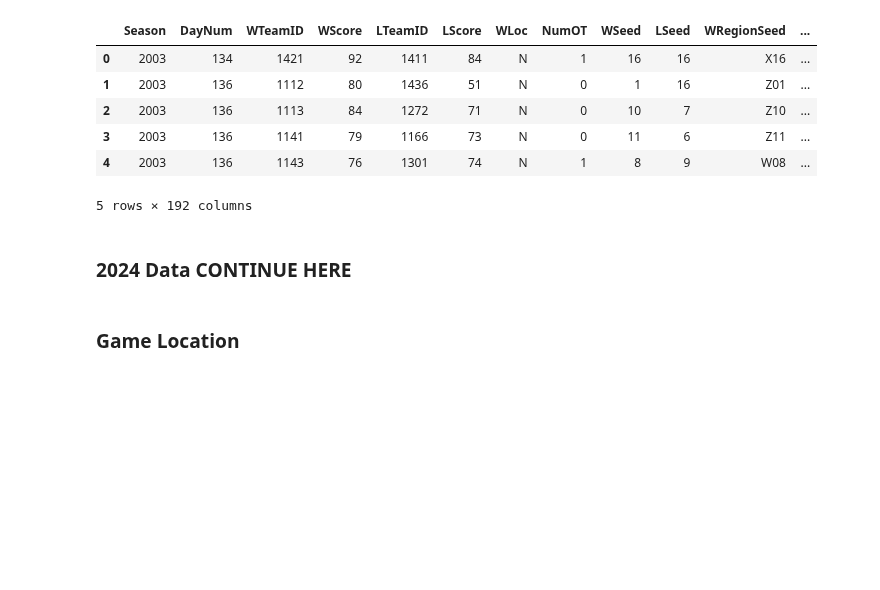
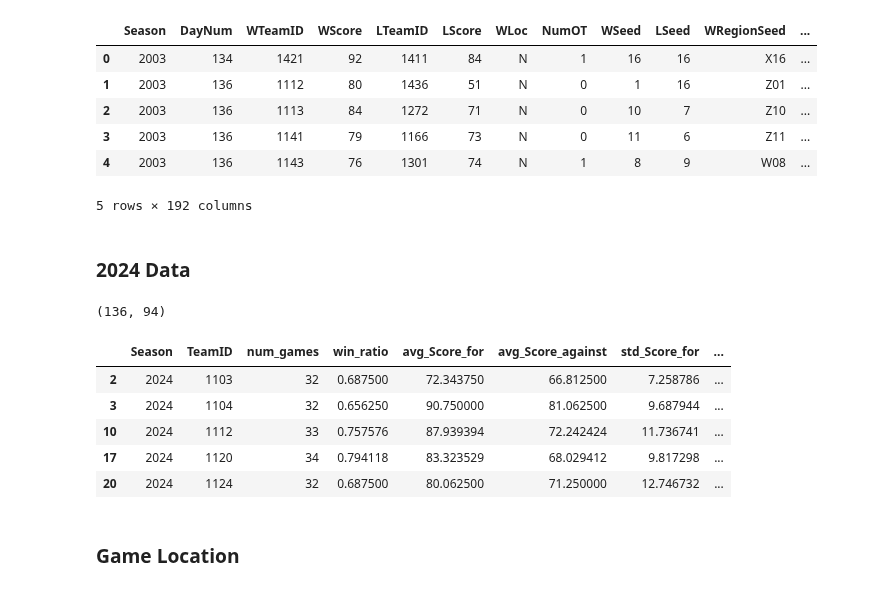
Before and after one commit to heefjones/march_madness, a Jupyter notebook: eda_detailed.ipynb, the cells around one changed output. Saved outputs shown, nothing was run; the diff lists cells and outputs as text; code cells hidden in the pictures; blank space fills up the shorter version.

```diff
--- a/eda_detailed.ipynb
+++ b/eda_detailed.ipynb
@@ -539,29 +539,37 @@ df.head()
 | 4 | 2003 | 136 | 1143 | 76 | 1301 | 74 | N | 1 | 8 | 9 | W08 | ... |
 5 rows × 192 columns
 # %% [markdown]
-### 2024 Data CONTINUE HERE
+### 2024 Data
 # %%
 # get features for 2024 data, merge with seeds
 df_2024 = merged.loc[merged['Season'] == 2024]
-df_2024 = pd.merge(df_2024, seeds.loc[seeds['Season'] == 2024], how='left', left_on='TeamID', right_on='TeamID')
+df_2024 = pd.merge(df_2024, seeds.loc[seeds['Season'] == 2024], how='left', left_on='TeamID', right_on='TeamID').reset_index(drop=True)
 del merged, seeds
 
 # drop null seeds (team that didn't make tourney)
 df_2024 = df_2024.dropna(subset=['Seed'])
 
 # rename Season_x, drop Season_y
 df_2024 = df_2024.rename(columns={'Season_x': 'Season'}).drop(columns='Season_y')
 
 # seperate region and seed
 df_2024['RegionSeed'] = df_2024['Seed']
 df_2024['Region'] = df_2024['Seed'].apply(lambda x: x[0])
 df_2024['Seed'] = df_2024['Seed'].apply(lambda x: x[1:])
 df_2024['PlayIn'] = df_2024['Seed'].apply(lambda x: 1 if len(str(x)) > 2 else 0)
 df_2024['Seed'] = df_2024['Seed'].apply(lambda x: int(x[:2]))
 
 # check
 print(df_2024.shape)
 df_2024.head()
+# %% [output]
+(136, 94)
+|  | Season | TeamID | num_games | win_ratio | avg_Score_for | avg_Score_against | std_Score_for | ... |
+| 2 | 2024 | 1103 | 32 | 0.687500 | 72.343750 | 66.812500 | 7.258786 | ... |
+| 3 | 2024 | 1104 | 32 | 0.656250 | 90.750000 | 81.062500 | 9.687944 | ... |
+| 10 | 2024 | 1112 | 33 | 0.757576 | 87.939394 | 72.242424 | 11.736741 | ... |
+| 17 | 2024 | 1120 | 34 | 0.794118 | 83.323529 | 68.029412 | 9.817298 | ... |
+| 20 | 2024 | 1124 | 32 | 0.687500 | 80.062500 | 71.250000 | 12.746732 | ... |
 # %%
 # save 2024 data
 df_2024.to_csv('data/processed/2024_features_detailed.csv', index=False)
```
Also changed, not shown: parts of 11 cells of this notebook.
